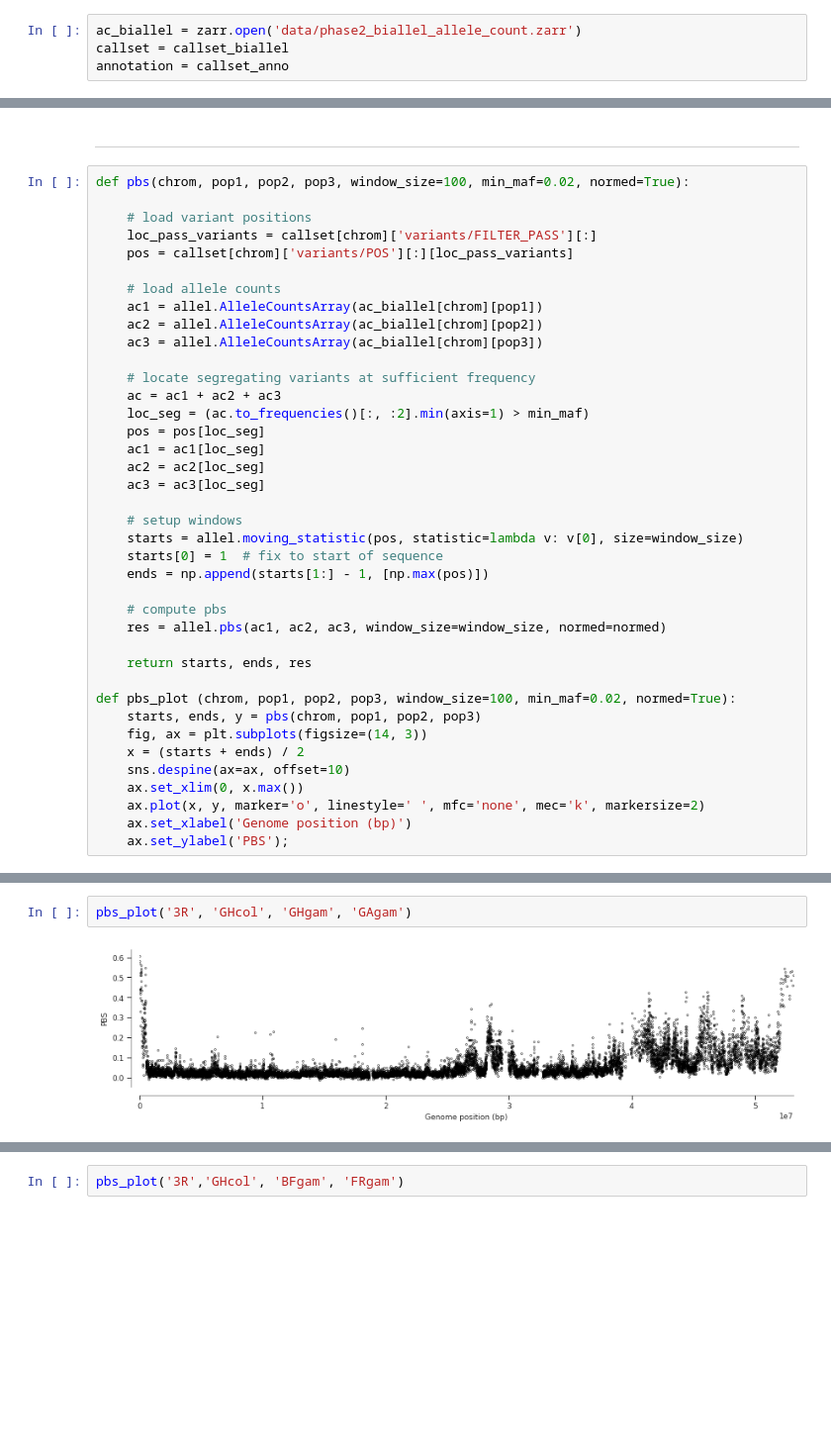
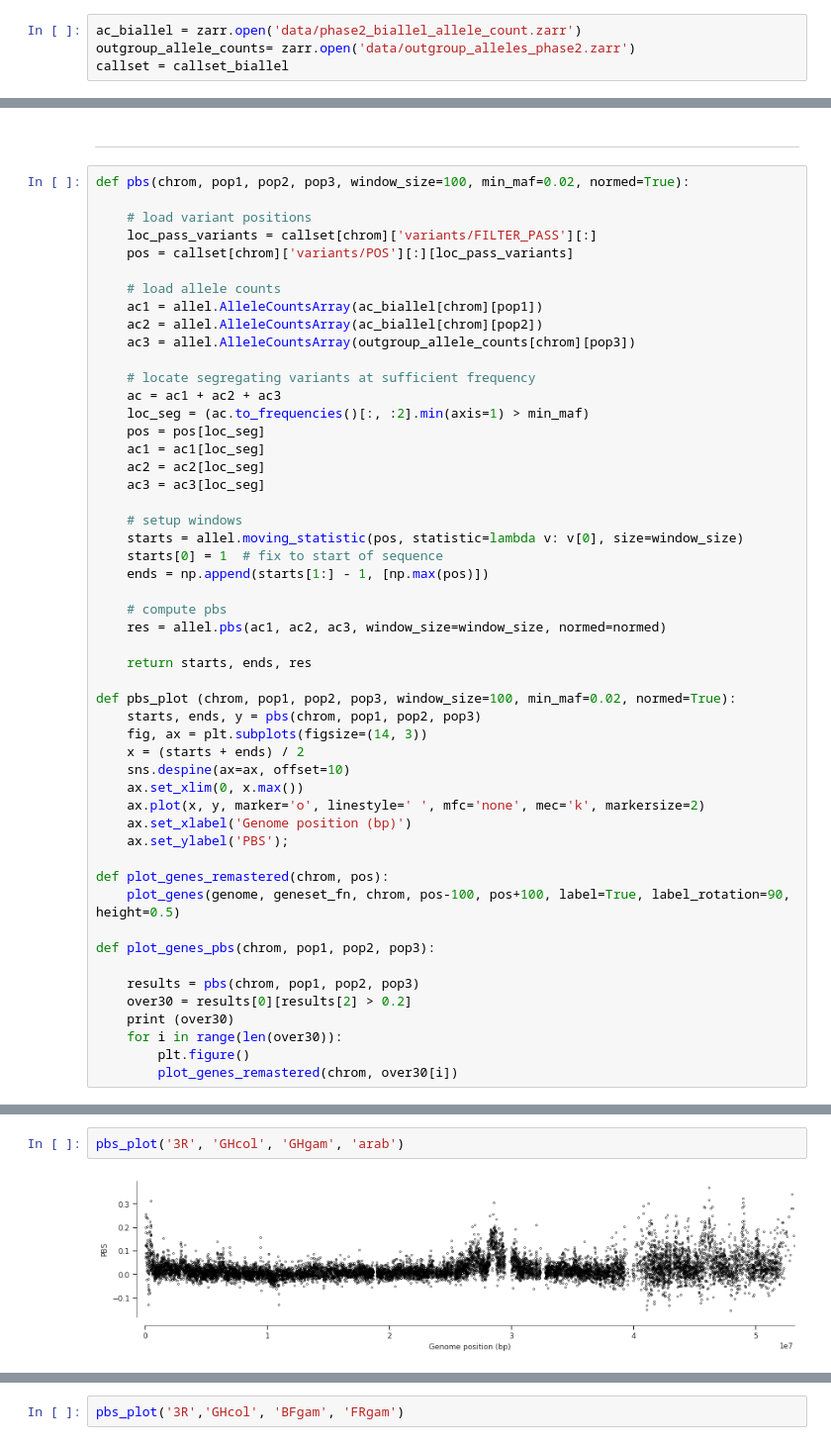
Before and after one commit to randomxsk8/notebooks, a Jupyter notebook: 09202019_selection_PBS.ipynb, the cells around one changed output, grey strips where cells are left out. Shown at 99% size. Saved outputs shown, nothing was run; the diff lists cells and outputs as text; blank space fills up the shorter version.

```diff
--- a/09202019_selection_PBS.ipynb
+++ b/09202019_selection_PBS.ipynb
@@ -2,7 +4,7 @@
 %run "imports.ipynb"
 # %%
 ac_biallel = zarr.open('data/phase2_biallel_allele_count.zarr')
+outgroup_allele_counts= zarr.open('data/outgroup_alleles_phase2.zarr')
 callset = callset_biallel
-annotation = callset_anno
 # %%
 contigs = ['2R','2L','3R','3L', 'X']
@@ -18,7 +22,7 @@ def pbs(chrom, pop1, pop2, pop3, window_size=100, min_maf=0.02, normed=True):
     # load allele counts
     ac1 = allel.AlleleCountsArray(ac_biallel[chrom][pop1])
     ac2 = allel.AlleleCountsArray(ac_biallel[chrom][pop2])
-    ac3 = allel.AlleleCountsArray(ac_biallel[chrom][pop3])
+    ac3 = allel.AlleleCountsArray(outgroup_allele_counts[chrom][pop3])
 
     # locate segregating variants at sufficient frequency
     ac = ac1 + ac2 + ac3
@@ -47,3 +51,15 @@ def pbs_plot (chrom, pop1, pop2, pop3, window_size=100, min_maf=0.02, normed=Tru
     ax.plot(x, y, marker='o', linestyle=' ', mfc='none', mec='k', markersize=2)
     ax.set_xlabel('Genome position (bp)')
     ax.set_ylabel('PBS');
+
+def plot_genes_remastered(chrom, pos):
+    plot_genes(genome, geneset_fn, chrom, pos-100, pos+100, label=True, label_rotation=90, height=0.5)
+
+def plot_genes_pbs(chrom, pop1, pop2, pop3):
+
+    results = pbs(chrom, pop1, pop2, pop3)
+    over30 = results[0][results[2] > 0.2]
+    print (over30)
+    for i in range(len(over30)):
+        plt.figure()
+        plot_genes_remastered(chrom, over30[i])
@@ -56,4 +76,4 @@ pbs_plot('3R', 'BFcol', 'BFgam', 'GAgam')
 # %%
-pbs_plot('3R', 'GHcol', 'GHgam', 'GAgam')
+pbs_plot('3R', 'GHcol', 'GHgam', 'arab')
 # %% [output]
-[figure, old version]
+[figure, new version]
```
Also changed, not shown: parts of 37 cells of this notebook, 1 other file.
